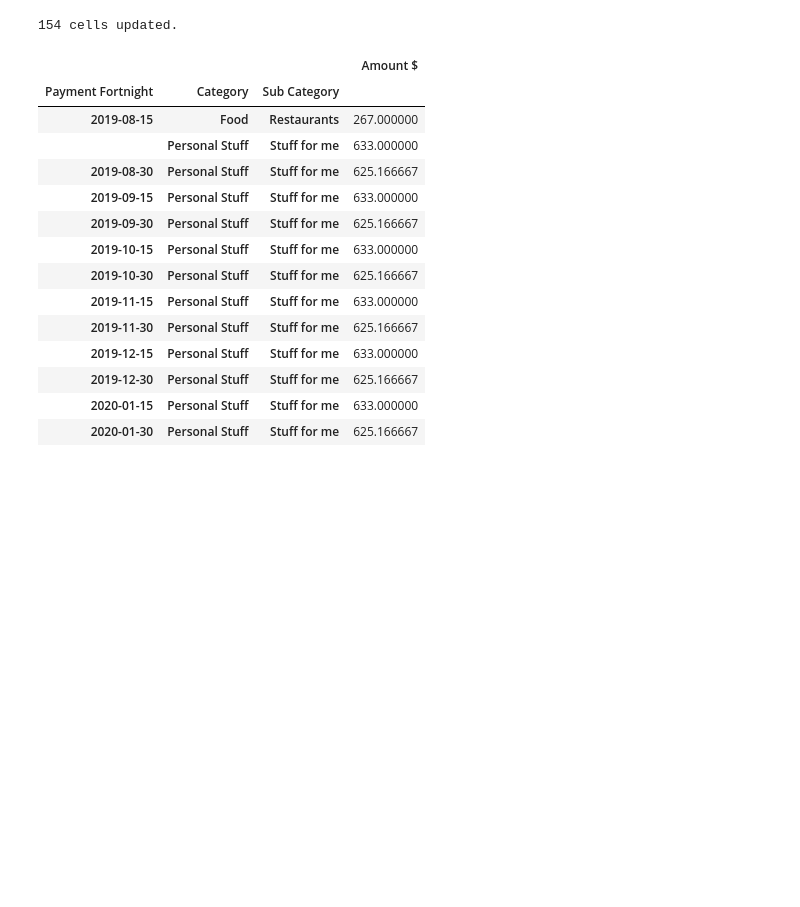
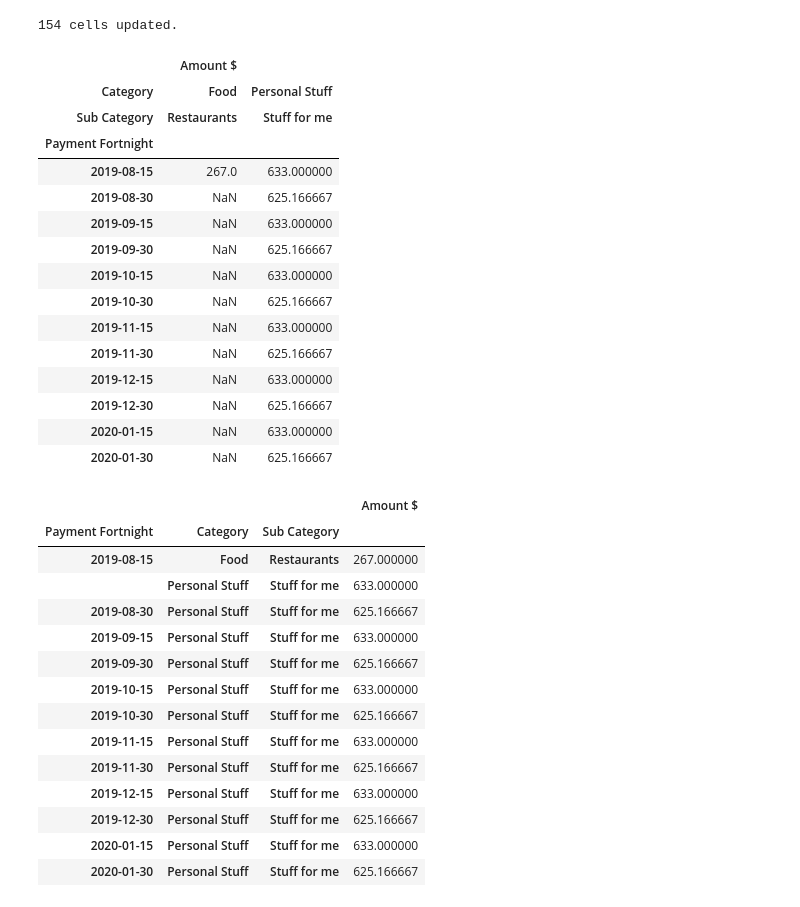
Before and after one commit to Jordi-Ab/personal_finance, a Jupyter notebook: write to google sheet.ipynb, the cells around one changed output. Drawn from its saved outputs; the diff is of its cells as text; code cells hidden in the pictures; blank space fills up the shorter version.

```diff
--- a/write to google sheet.ipynb
+++ b/write to google sheet.ipynb
@@ -94,6 +201,30 @@ print('{0} cells updated.'.format(result.get('totalUpdatedCells')))
 monthly_data=cur_data.groupby(
     ['Payment Fortnight','Category', 'Sub Category']
 ).agg({'Amount $':'sum'})
+# %%
+pd.pivot_table(
+    cur_data,
+    index='Payment Fortnight',
+    columns = ['Category', 'Sub Category'],
+    values = ['Amount $']
+)
+# %% [output]
+|  | Amount $ |  |
+| Category | Food | Personal Stuff |
+| Sub Category | Restaurants | Stuff for me |
+| Payment Fortnight |  |  |
+| 2019-08-15 | 267.0 | 633.000000 |
+| 2019-08-30 | NaN | 625.166667 |
+| 2019-09-15 | NaN | 633.000000 |
+| 2019-09-30 | NaN | 625.166667 |
+| 2019-10-15 | NaN | 633.000000 |
+| 2019-10-30 | NaN | 625.166667 |
+| 2019-11-15 | NaN | 633.000000 |
+| 2019-11-30 | NaN | 625.166667 |
+| 2019-12-15 | NaN | 633.000000 |
+| 2019-12-30 | NaN | 625.166667 |
+| 2020-01-15 | NaN | 633.000000 |
+| 2020-01-30 | NaN | 625.166667 |
 # %%
 monthly_data#.unstack(0)
 # %% [output]
```
Also changed, not shown: parts of 13 cells of this notebook, 3 other files.
